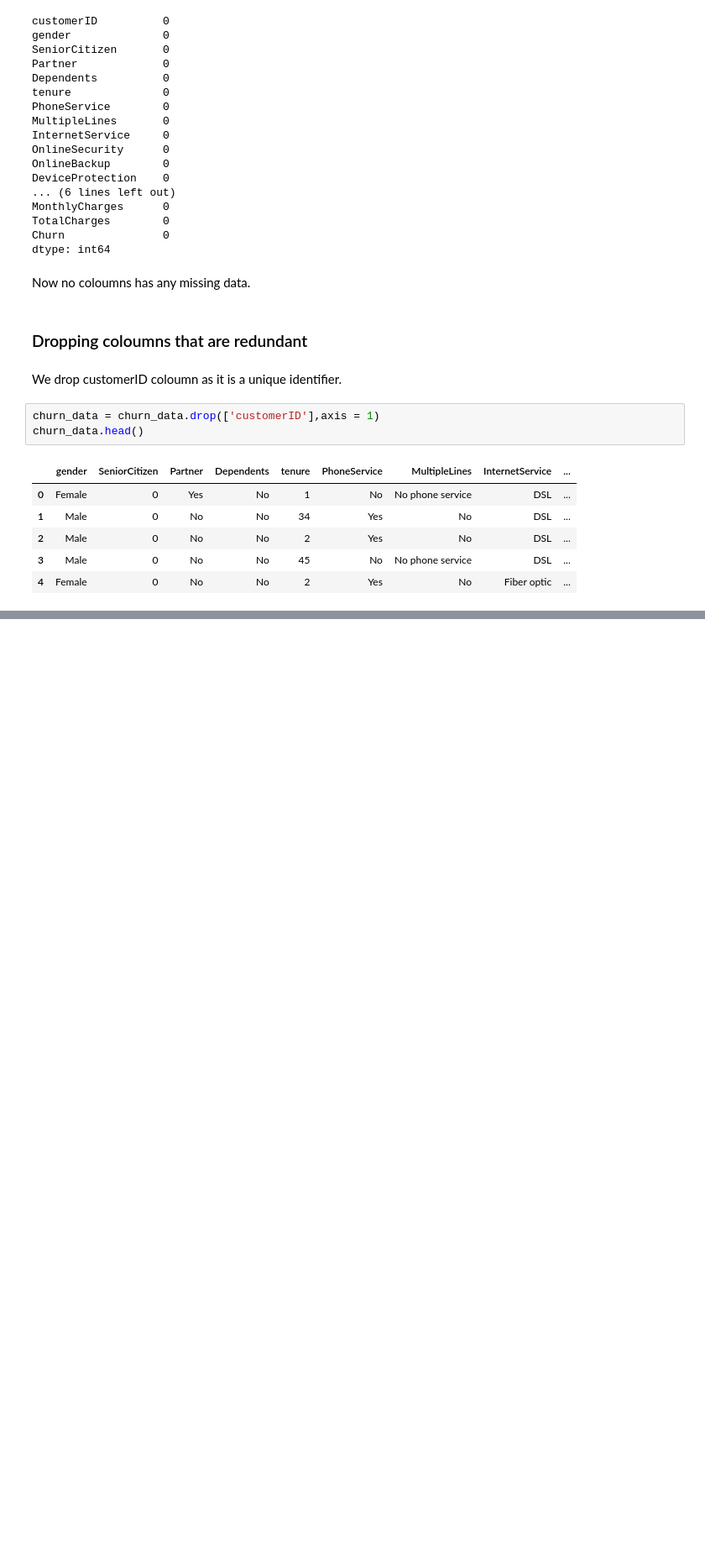
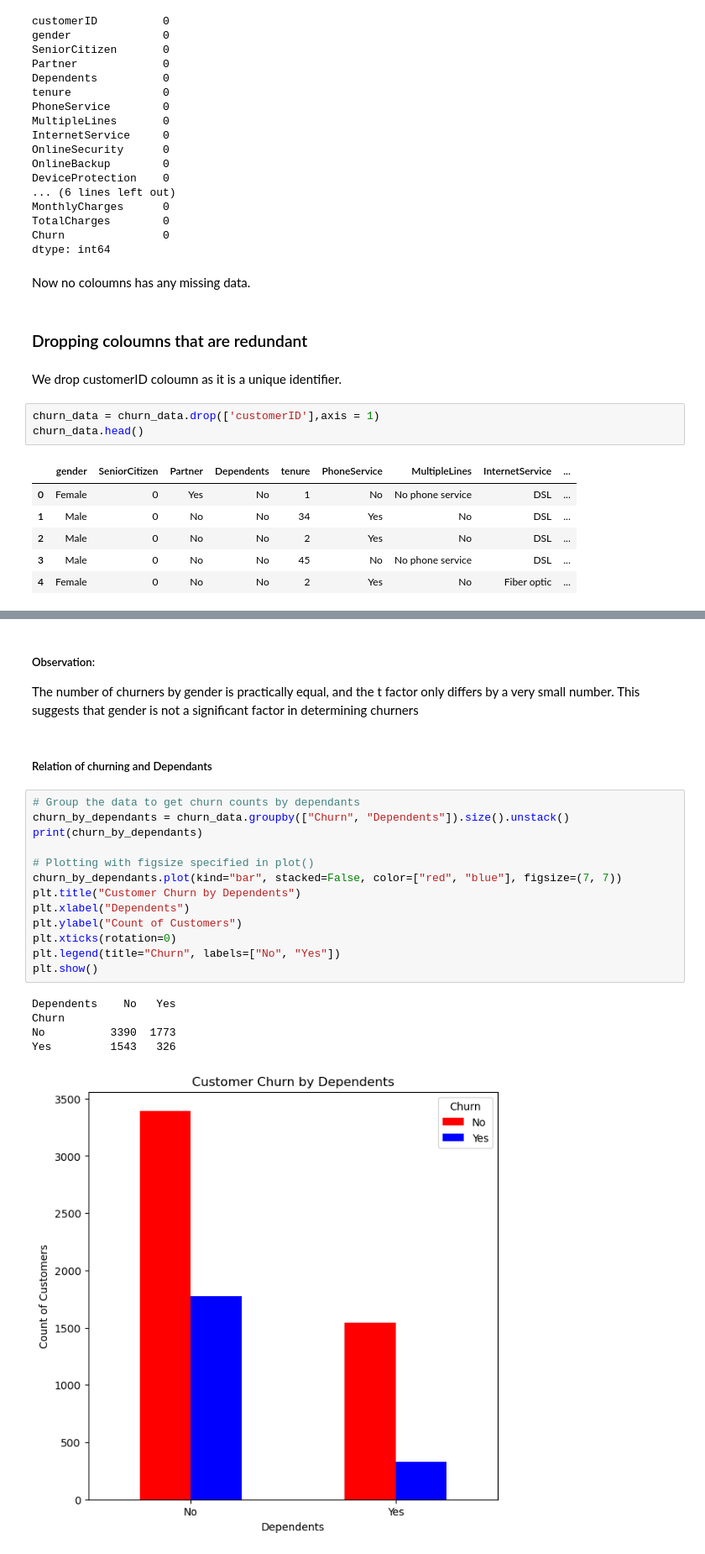
Before and after one commit to asaid03/churn-prediction, a Jupyter notebook: Telecom_Churn_EDA.ipynb, the cells around one changed output, grey strips where cells are left out. Shown: that part at 84% size. Drawn from its saved outputs; the diff is of its cells as text; blank space fills up the shorter version.

```diff
--- a/Telecom_Churn_EDA.ipynb
+++ b/Telecom_Churn_EDA.ipynb
@@ -196,0 +228,25 @@ churn_data.head()
+# %% [markdown]
+##### Observation:
+ The number of churners by gender is practically equal, and the t factor only differs by a very small number.
+ This suggests that gender is not a significant factor in determining churners
+# %% [markdown]
+##### Relation of churning and Dependants
+# %%
+# Group the data to get churn counts by dependants
+churn_by_dependants = churn_data.groupby(["Churn", "Dependents"]).size().unstack()
+print(churn_by_dependants)
+
+# Plotting with figsize specified in plot()
+churn_by_dependants.plot(kind="bar", stacked=False, color=["red", "blue"], figsize=(7, 7))
+plt.title("Customer Churn by Dependents")
+plt.xlabel("Dependents")
+plt.ylabel("Count of Customers")
+plt.xticks(rotation=0)
+plt.legend(title="Churn", labels=["No", "Yes"])
+plt.show()
+# %% [output]
+Dependents    No   Yes
+Churn
+No          3390  1773
+Yes         1543   326
+[figure, added]
```
Also changed, not shown: parts of 7 cells of this notebook.
